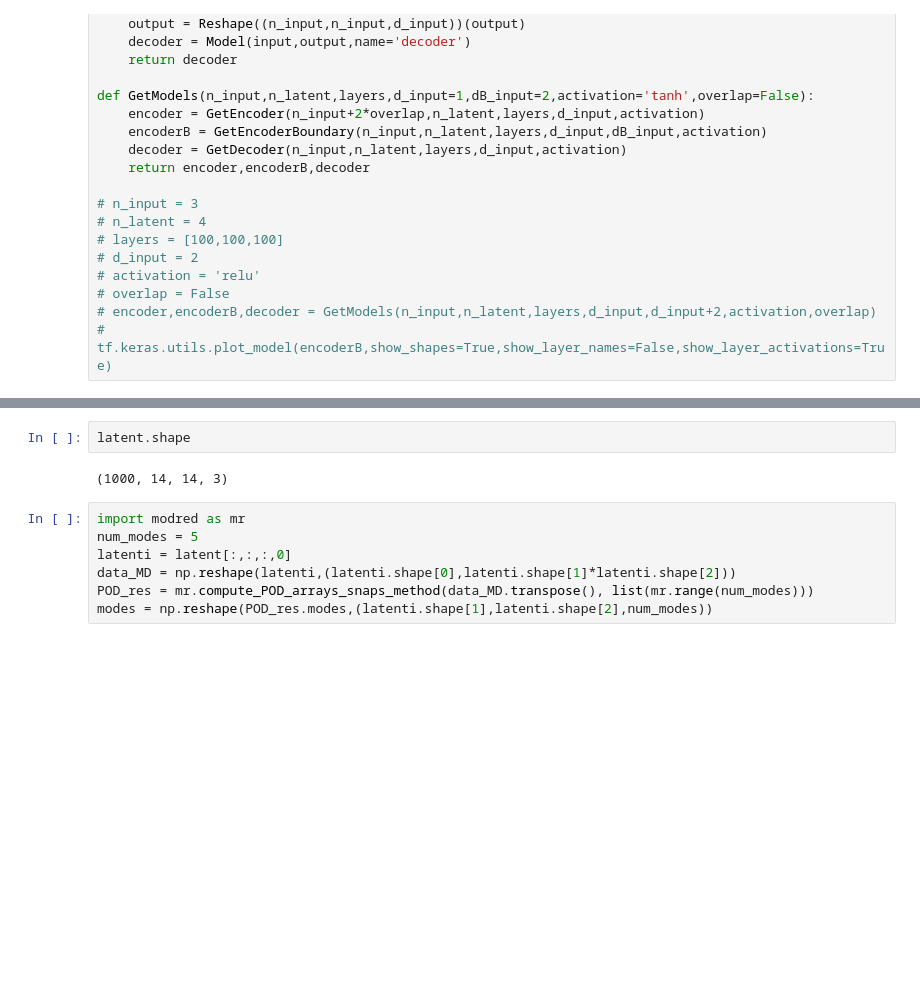
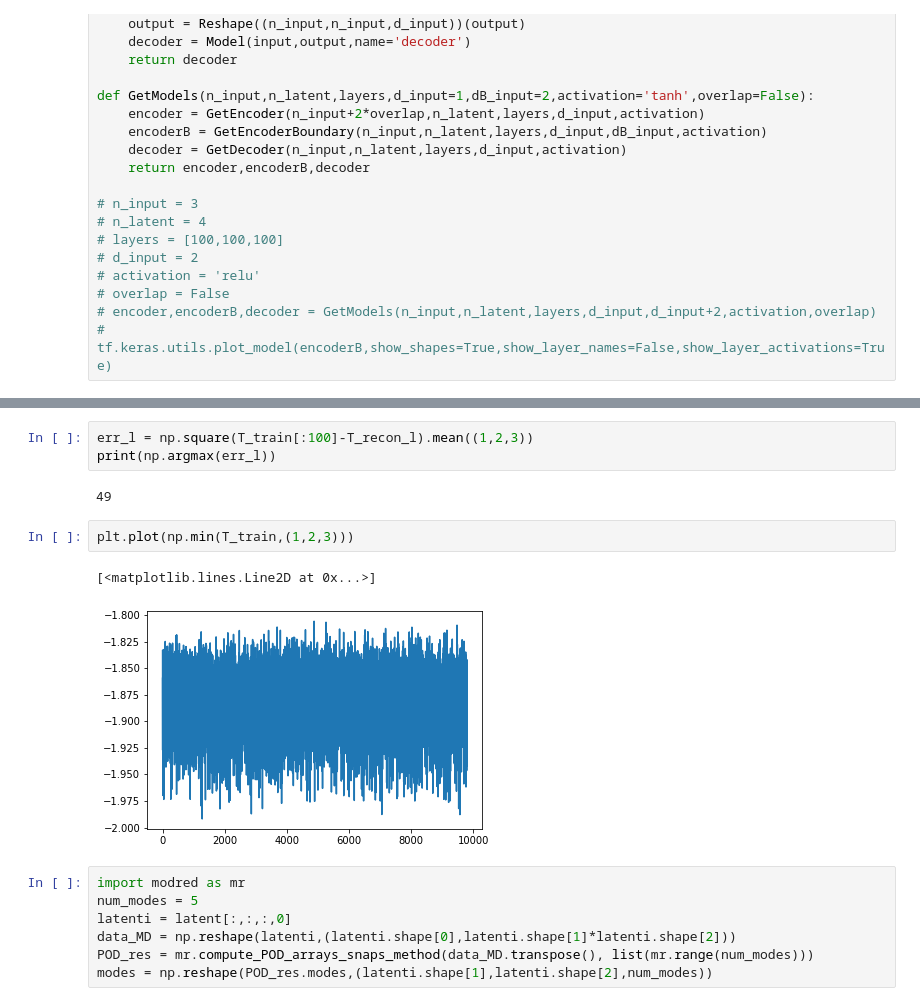
Before and after one commit to jh6220/SINNs-for-boundary-observtion-problems, a Jupyter notebook: NeuraLinearModelNonUniformGrid.ipynb, the cells around one changed output, grey strips where cells are left out. Saved outputs shown, nothing was run; the diff lists cells and outputs as text; blank space fills up the shorter version.

```diff
--- a/NeuraLinearModelNonUniformGrid.ipynb
+++ b/NeuraLinearModelNonUniformGrid.ipynb
@@ -1222,7 +1211,13 @@ err.mean()
-# %%
-latent.shape
-# %% [output]
-(1000, 14, 14, 3)
+# %%
+err_l = np.square(T_train[:100]-T_recon_l).mean((1,2,3))
+print(np.argmax(err_l))
+# %% [output]
+49
+# %%
+plt.plot(np.min(T_train,(1,2,3)))
+# %% [output]
+[<matplotlib.lines.Line2D at 0x...>]
+[figure, added]
 # %%
 import modred as mr
 num_modes = 5
```
Also changed, not shown: parts of 7 cells of this notebook.
